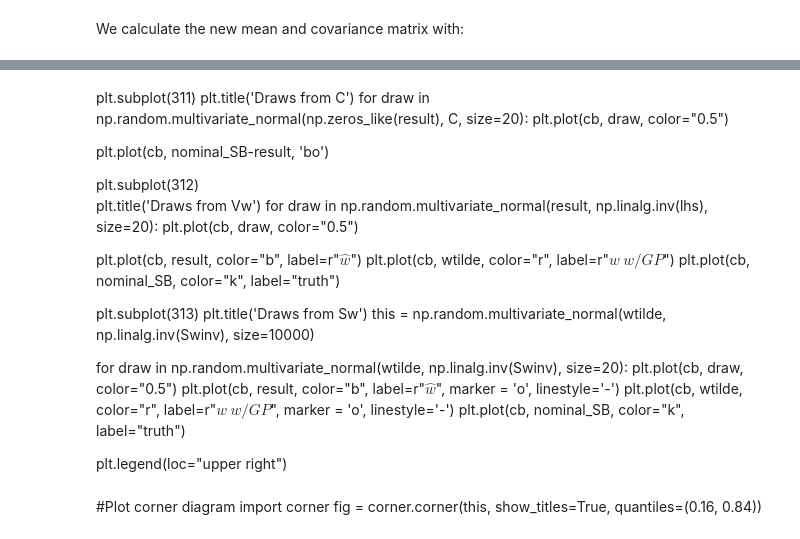
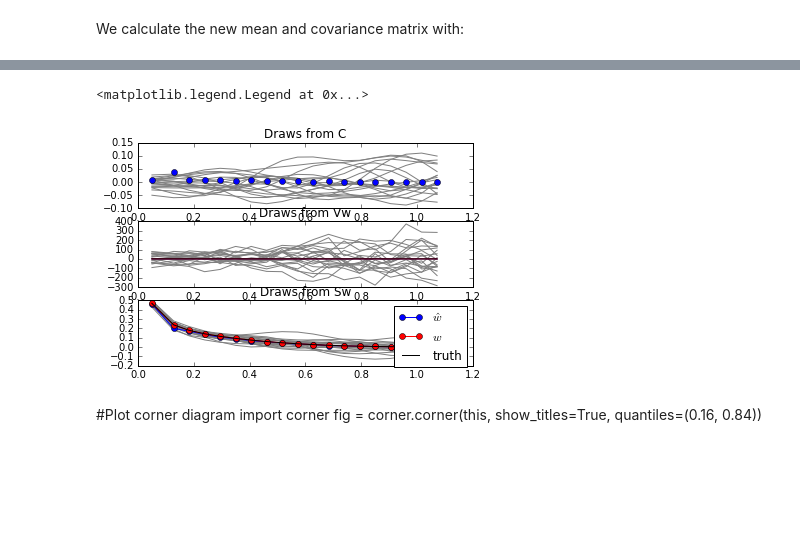
Before and after one commit to tripathi/D3SB, a Jupyter notebook: analyticd3sb.ipynb, the cells around one changed output, grey strips where cells are left out. Drawn from its saved outputs; the diff is of its cells as text; code cells hidden in the pictures; blank space fills up the shorter version.

```diff
--- a/analyticd3sb.ipynb
+++ b/analyticd3sb.ipynb
@@ -141,7 +153,7 @@ Choose the bins.
 binmin = 0.1
 binmax = 1.1
 rin = .01/140.
-nbins = 30
+nbins = 20
 b = np.linspace(binmin, binmax, num=nbins-1)
 rleft = np.insert(b[:-1],0,rin)
 rright = b
@@ -317,33 +321,36 @@ plt.legend(loc="lower left")
-# %% [markdown]
-plt.subplot(311)
-plt.title('Draws from C')
-for draw in np.random.multivariate_normal(np.zeros_like(result), C, size=20):
-    plt.plot(cb, draw, color="0.5")
-
-plt.plot(cb, nominal_SB-result, 'bo')
-
-plt.subplot(312)
-plt.title('Draws from Vw')
-for draw in np.random.multivariate_normal(result, np.linalg.inv(lhs), size=20):
-    plt.plot(cb, draw, color="0.5")
-
-plt.plot(cb, result, color="b", label=r"$\hat{w}$")
-plt.plot(cb, wtilde, color="r", label=r"${w}~w/GP$")
-plt.plot(cb, nominal_SB, color="k", label="truth")
-
-
-plt.subplot(313)
-plt.title('Draws from Sw')
-this = np.random.multivariate_normal(wtilde, np.linalg.inv(Swinv), size=10000)
-
-for draw in np.random.multivariate_normal(wtilde, np.linalg.inv(Swinv), size=20):
-    plt.plot(cb, draw, color="0.5")
-plt.plot(cb, result, color="b", label=r"$\hat{w}$", marker = 'o', linestyle='-')
-plt.plot(cb, wtilde, color="r", label=r"${w}~w/GP$", marker = 'o', linestyle='-')
-plt.plot(cb, nominal_SB, color="k", label="truth")
-
-
-plt.legend(loc="upper right")
+# %%
+plt.subplot(311)
+plt.title('Draws from C')
+for draw in np.random.multivariate_normal(np.zeros_like(result), C, size=20):
+    plt.plot(cb, draw, color="0.5")
+
+plt.plot(cb, nominal_SB-result, 'bo')
+
+plt.subplot(312)
+plt.title('Draws from Vw')
+for draw in np.random.multivariate_normal(result, np.linalg.inv(lhs), size=20):
+    plt.plot(cb, draw, color="0.5")
+
+plt.plot(cb, result, color="b", label=r"$\hat{w}$")
+plt.plot(cb, wtilde, color="r", label=r"${w}~w/GP$")
+plt.plot(cb, nominal_SB, color="k", label="truth")
+
+
+plt.subplot(313)
+plt.title('Draws from Sw')
+this = np.random.multivariate_normal(wtilde, np.linalg.inv(Swinv), size=10000)
+
+for draw in np.random.multivariate_normal(wtilde, np.linalg.inv(Swinv), size=20):
+    plt.plot(cb, draw, color="0.5")
+plt.plot(cb, result, color="b", label=r"$\hat{w}$", marker = 'o', linestyle='-')
+plt.plot(cb, wtilde, color="r", label=r"${w}~w/GP$", marker = 'o', linestyle='-')
+plt.plot(cb, nominal_SB, color="k", label="truth")
+
+
+plt.legend(loc="upper right")
+# %% [output]
+<matplotlib.legend.Legend at 0x...>
+[figure, added]
 # %% [markdown]
 #Plot corner diagram
 import corner
```
Also changed, not shown: parts of 6 cells of this notebook.
